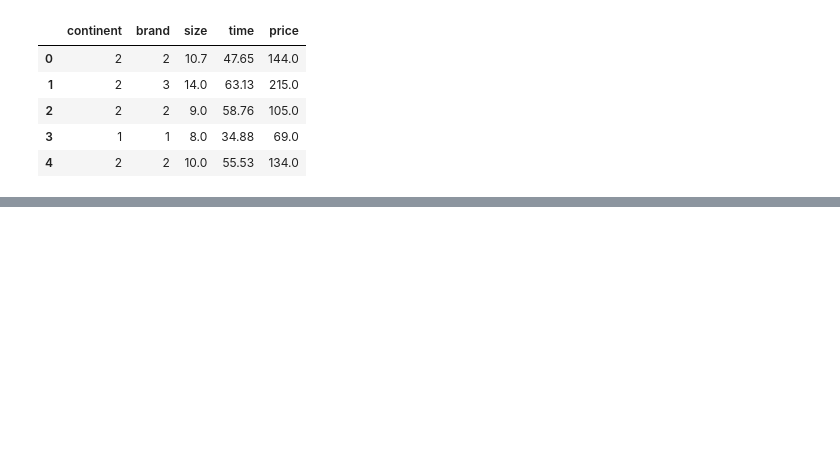
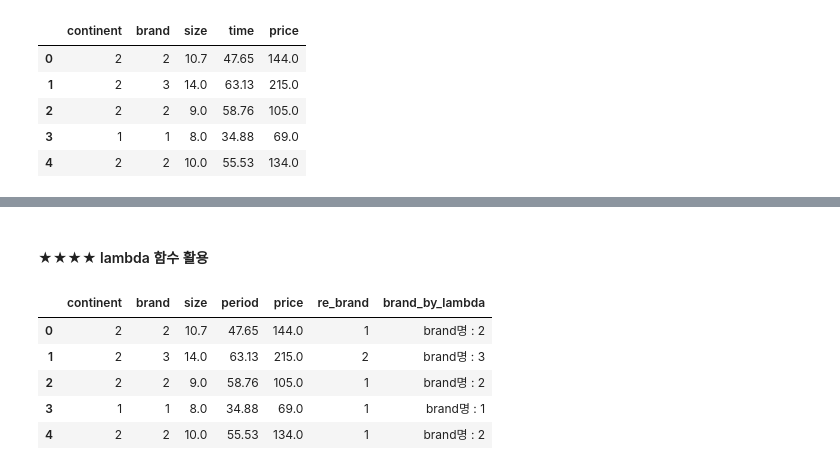
Before and after one commit to kashmir1cs/-, a Jupyter notebook: 02_빅데이터분석기사_pandas.ipynb, the cells around one changed output, grey strips where cells are left out. Saved outputs shown, nothing was run; the diff lists cells and outputs as text; code cells hidden in the pictures; blank space fills up the shorter version.

```diff
--- a/02_빅데이터분석기사_pandas.ipynb
+++ b/02_빅데이터분석기사_pandas.ipynb
@@ -361,0 +469,9 @@ df_columns.head()
+# %%
+def brand_groups(series: int) -> int:
+    """ Series의 값을 변환"""
+    if series==1:
+        return 1
+    elif series==2:
+        return 1
+    elif series==3:
+        return 2
@@ -361,0 +480,3 @@ df_columns.head()
+# %%
+df["re_brand"]=df['brand'].apply(brand_groups)
+df.head()
@@ -361,0 +490,12 @@ df_columns.head()
+# %% [markdown]
+#### ★★★★ lambda 함수 활용
+# %%
+df["brand_by_lambda"]=df['brand'].apply(lambda x : "brand명 : "+str(x))
+df.head()
+# %% [output]
+|  | continent | brand | size | period | price | re_brand | brand_by_lambda |
+| 0 | 2 | 2 | 10.7 | 47.65 | 144.0 | 1 | brand명 : 2 |
+| 1 | 2 | 3 | 14.0 | 63.13 | 215.0 | 2 | brand명 : 3 |
+| 2 | 2 | 2 | 9.0 | 58.76 | 105.0 | 1 | brand명 : 2 |
+| 3 | 1 | 1 | 8.0 | 34.88 | 69.0 | 1 | brand명 : 1 |
+| 4 | 2 | 2 | 10.0 | 55.53 | 134.0 | 1 | brand명 : 2 |
```
Also changed, not shown: parts of 26 cells of this notebook.
